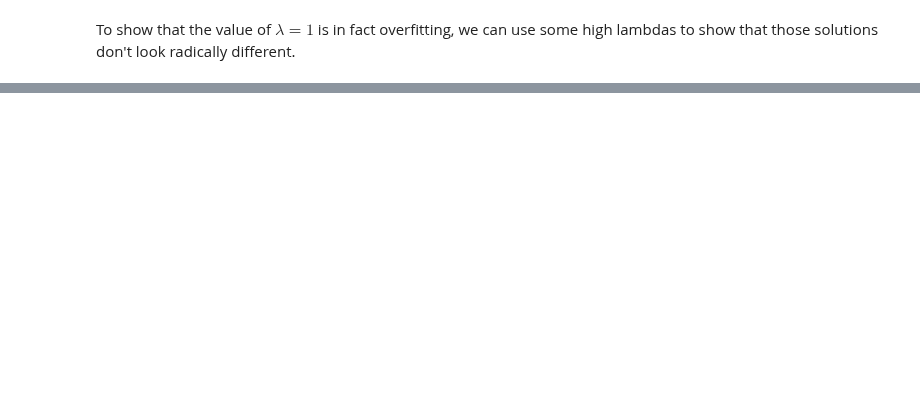
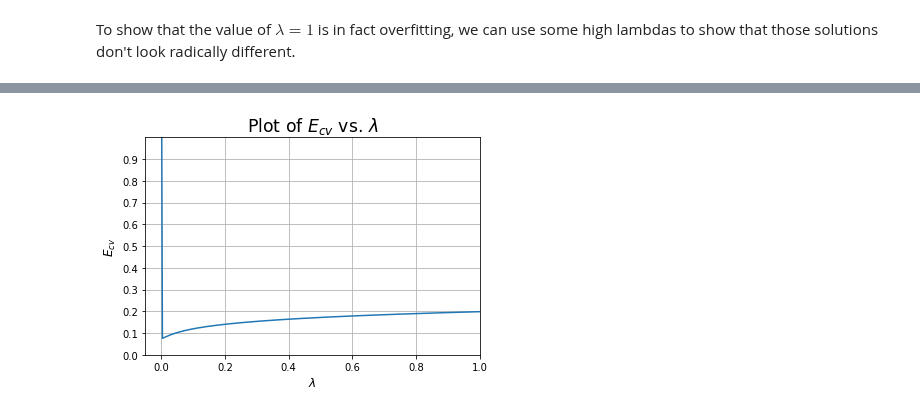
Before and after one commit to vipulpopat/MSCAI_Sem1_Etivity4, a Jupyter notebook: Etivity4_CE6002_18195326.ipynb, the cells around one changed output, grey strips where cells are left out. Saved outputs shown, nothing was run; the diff lists cells and outputs as text; code cells hidden in the pictures; blank space fills up the shorter version.

```diff
--- a/Etivity4_CE6002_18195326.ipynb
+++ b/Etivity4_CE6002_18195326.ipynb
@@ -251,0 +295,14 @@ Ecv = 0.055761 for lambda = 0.012048192771084336                (Fold: 0)
+# %%
+plt.plot(lambdas, e_cv)
+
+plt.title("Plot of $E_{cv}$ vs. $\lambda$", fontsize='xx-large')
+plt.xlim(-0.05,1)
+plt.xlabel("$\lambda$", fontsize='large')
+plt.ylim(0,1)
+plt.ylabel("$E_{cv}$", fontsize='large')
+plt.yticks(np.arange(0, 1, 0.1))
+plt.grid()
+
+plt.show()
+# %% [output]
+[figure, added]
```
Also changed, not shown: parts of 18 cells of this notebook.
